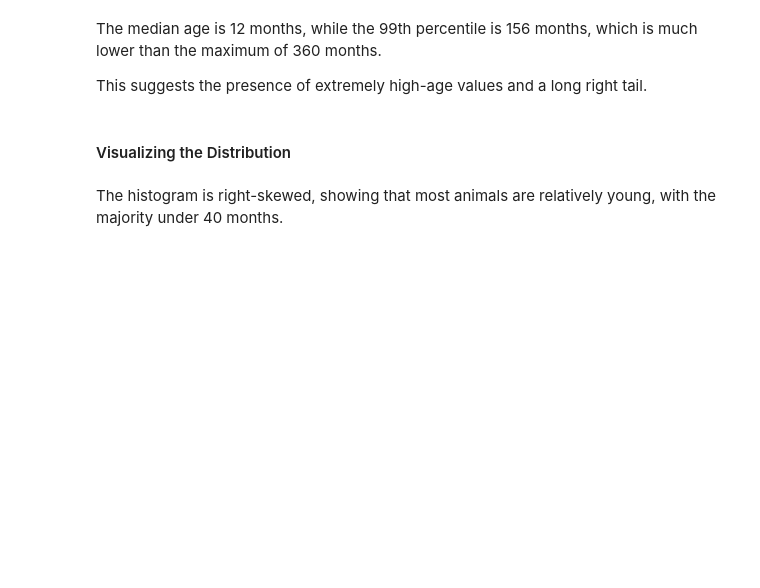
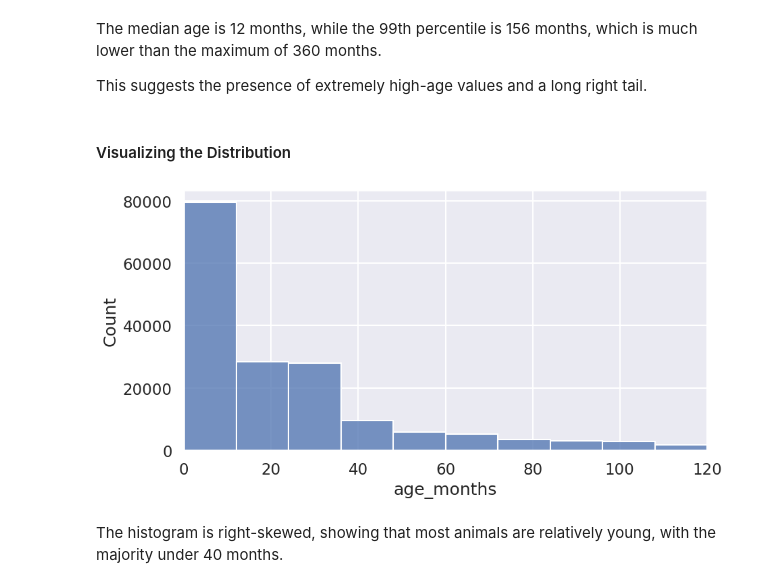
Before and after one commit to COGS108/Group098_WI26, a Jupyter notebook: 02-EDACheckpoint.ipynb, the cells around one changed output. Cells and saved outputs as stored; diff of their text form; code cells hidden in the pictures; blank space fills up the shorter version.

```diff
--- a/02-EDACheckpoint.ipynb
+++ b/02-EDACheckpoint.ipynb
@@ -516,10 +711,13 @@ This suggests the presence of extremely high-age values and a long right tail.
 #### Visualizing the Distribution
 # %%
 ##To better visualize the central mass of the data, we first limit the x-axis range:
+plt.figure(figsize=(10, 5))
 sns.histplot(age, bins=30)
 plt.xlim(0, 120)
 plt.xlabel("age_months")
 plt.show()
+# %% [output]
+[figure, added]
 # %% [markdown]
 The histogram is right-skewed, showing that most animals are relatively young, with the majority under 40 months.
 # %% [markdown]
```
Also changed, not shown: parts of 70 cells of this notebook.
